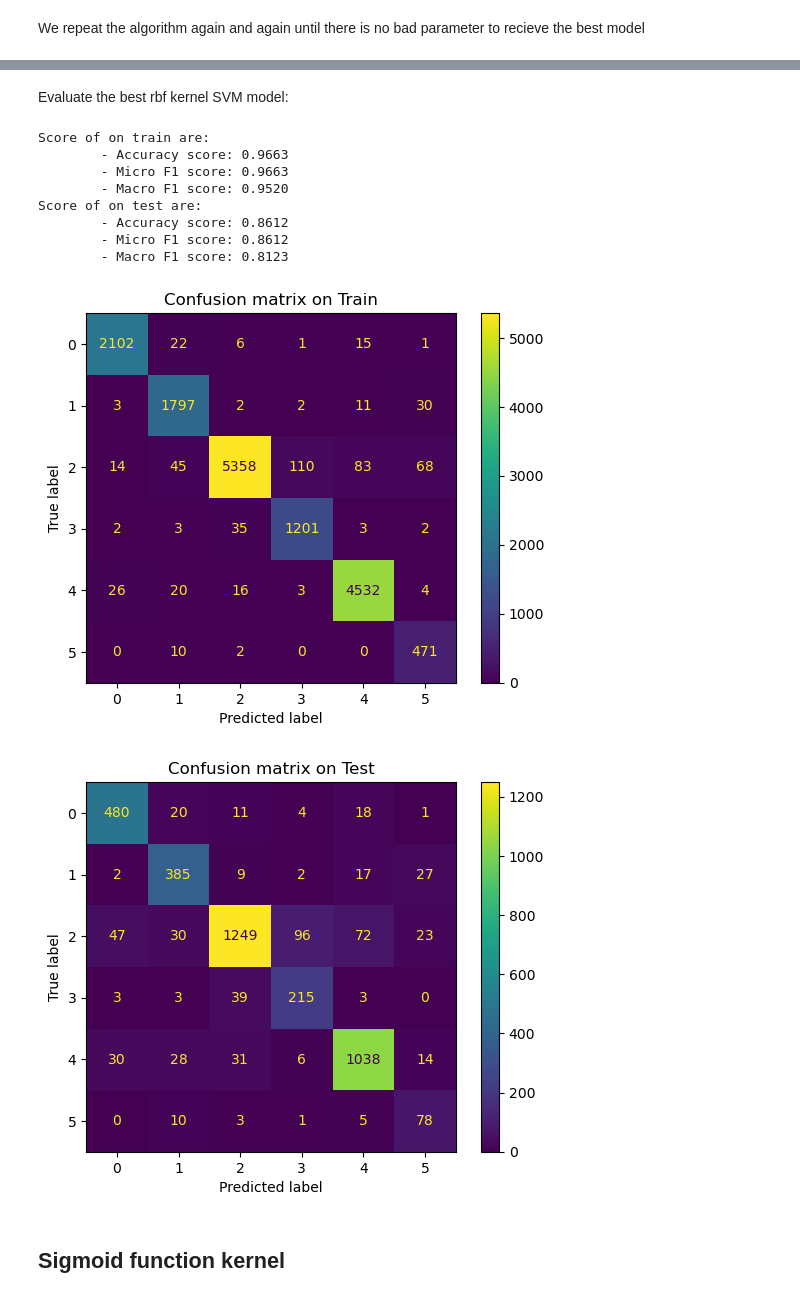
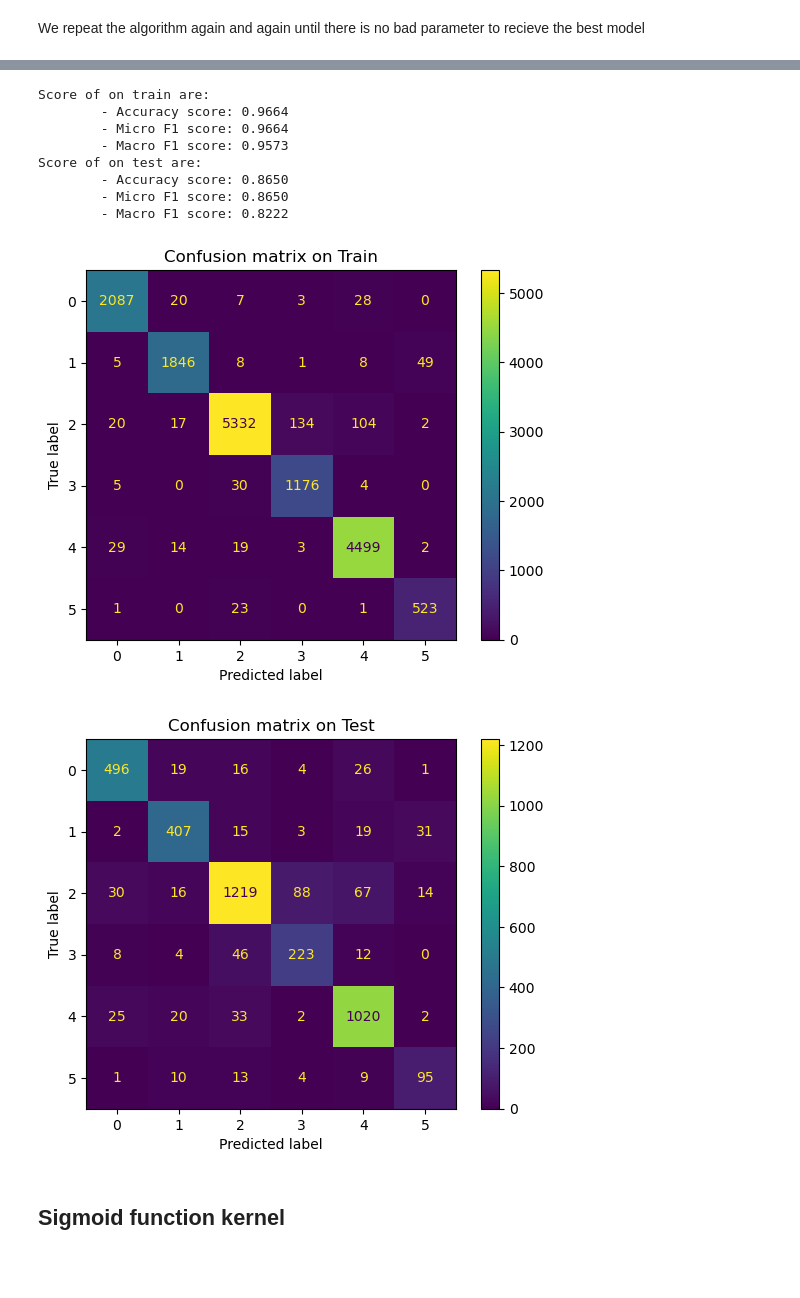
Before and after one commit to auphong2707/emotion-dectection-from-text, a Jupyter notebook: Support Vector Machine (SVM).ipynb, the cells around one changed output, grey strips where cells are left out. Cells and saved outputs as stored; diff of their text form; code cells hidden in the pictures; blank space fills up the shorter version.

```diff
--- a/Support Vector Machine (SVM).ipynb
+++ b/Support Vector Machine (SVM).ipynb
@@ -121,5 +125,5 @@ Scope to $C = 1$:
 # %%
-C_list = [0.25, 0.5, 0.75, 1, 1.25, 1.5, 1.75]
+C_list = [0.025, 0.05, 0.075, 0.1, 0.25, 0.5, 0.75]
 
 # Define a list in order to store accuracy points
 cvs_list = list()
@@ -164,5 +168,5 @@ As the result, we can claim that $C = 1$ give a model with good accuracy and avo
 # %%
-best_svm_linear_model = SVC(kernel='linear', C=1)
+best_svm_linear_model = SVC(kernel='linear', C=0.1)
 # %%
 best_svm_linear_model.fit(X_train, y_train)
 evaluate_model(best_svm_linear_model, X_train, X_test, y_train, y_test, include_training=True)
@@ -185,7 +189,7 @@ Formula: $$k(x, z) = e^{-\gamma||x-z||^2_2}$$
 First, we using grid search in a big domain.
 # %%
 dict_param = {
-    'C' : np.asarray([0.001, 0.01, 0.1, 1, 10.0, 100]),
+    'C' : np.asarray([0.01, 0.1, 1, 10.0, 100]),
     'gamma': np.logspace(-3, 2, 6)
 }
 
@@ -235,8 +240,8 @@ So that we can shrink the range of parameter
 We repeat the algorithm again and again until there is no bad parameter to recieve the best model
 # %%
 dict_param = {
-    'C' : np.linspace(1, 100, 10),
-    'gamma': np.logspace(-2, 0, 10)
+    'C' : np.linspace(25, 100, 10),
+    'gamma': np.logspace(-3, -2, 10)
 }
 
 grid_search = GridSearchCV(SVC(kernel='rbf'), dict_param, cv = 5, n_jobs=8)
@@ -267,20 +272,18 @@ SVC(C=56.0, gamma=0.01) 0.8540000000000001
-# %% [markdown]
-Evaluate the best rbf kernel SVM model:
 # %%
-best_svm_rbf_model = SVC(C=56.0, gamma=0.01)
+best_svm_rbf_model = SVC(C=50.0, gamma=0.001291549665014884)
 best_svm_rbf_model.fit(X_train, y_train)
 evaluate_model(best_svm_rbf_model, X_train, X_test, y_train, y_test, include_training=True)
 # %% [output]
 Score of on train are:
-        - Accuracy score: 0.9663
-        - Micro F1 score: 0.9663
-        - Macro F1 score: 0.9520
+        - Accuracy score: 0.9664
+        - Micro F1 score: 0.9664
+        - Macro F1 score: 0.9573
 Score of on test are:
-        - Accuracy score: 0.8612
-        - Micro F1 score: 0.8612
-        - Macro F1 score: 0.8123
+        - Accuracy score: 0.8650
+        - Micro F1 score: 0.8650
+        - Macro F1 score: 0.8222
-[figure, old version]
+[figure, new version]
-[figure, old version]
+[figure, new version]
 # %% [markdown]
 ## Sigmoid function kernel
 # %% [markdown]
```
Also changed, not shown: parts of 33 cells of this notebook, 2 other files.
